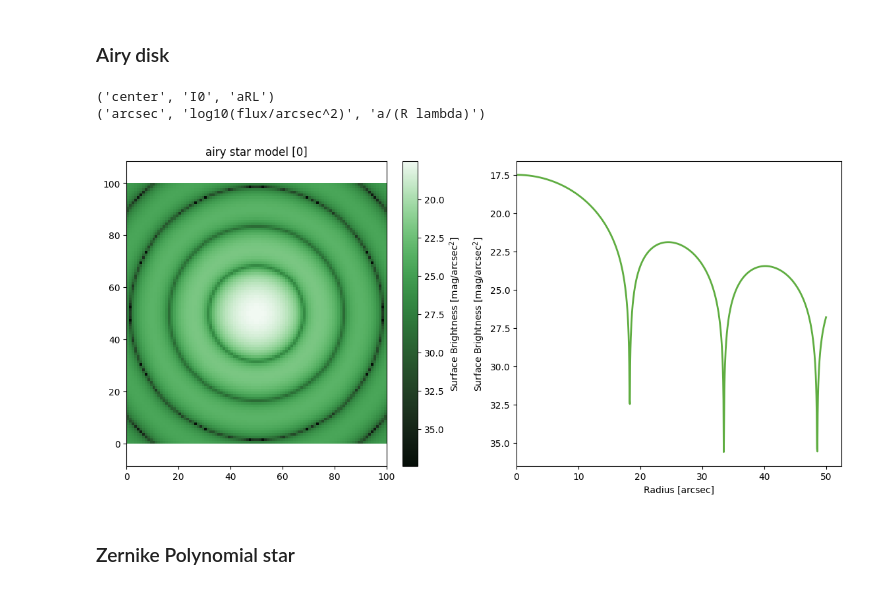
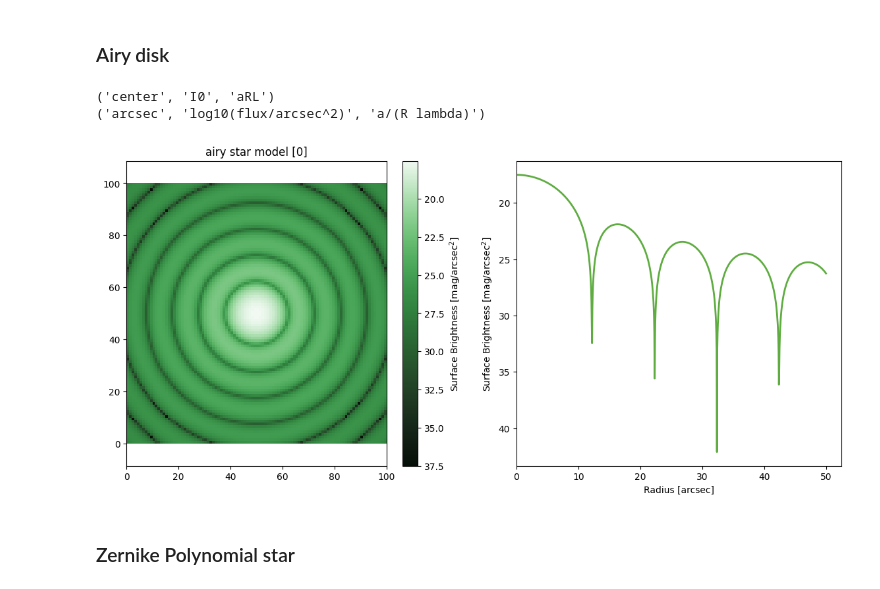
Before and after one commit to Autostronomy/AstroPhot, a Jupyter notebook: docs/tutorials/ModelZoo.ipynb, the cells around one changed output. Cells and saved outputs as stored; diff of their text form; code cells hidden in the pictures.

```diff
--- a/docs/tutorials/ModelZoo.ipynb
+++ b/docs/tutorials/ModelZoo.ipynb
@@ -141,22 +141,22 @@ plt.show()
 # %%
 M = ap.models.AstroPhot_Model(
     model_type = "airy star model",
-    parameters = {"center":[50,50], "I0": 1., "aRL": 1./30},
+    parameters = {"center":[50,50], "I0": 1., "aRL": 1./20},
     target = basic_target,
 )
 print(M.parameter_order)
 print(tuple(P.units for P in M.parameters))
 M.initialize()
 
 fig, ax = plt.subplots(1,2, figsize = (14,6))
 ap.plots.model_image(fig, ax[0], M)
 ap.plots.radial_light_profile(fig, ax[1], M)
 ax[0].set_title(M.name)
 plt.show()
 # %% [output]
 ('center', 'I0', 'aRL')
 ('arcsec', 'log10(flux/arcsec^2)', 'a/(R lambda)')
-[figure, old version]
+[figure, new version]
 # %% [markdown]
 ### Zernike Polynomial star
 # %%
```
Also changed, not shown: 5 other files.
